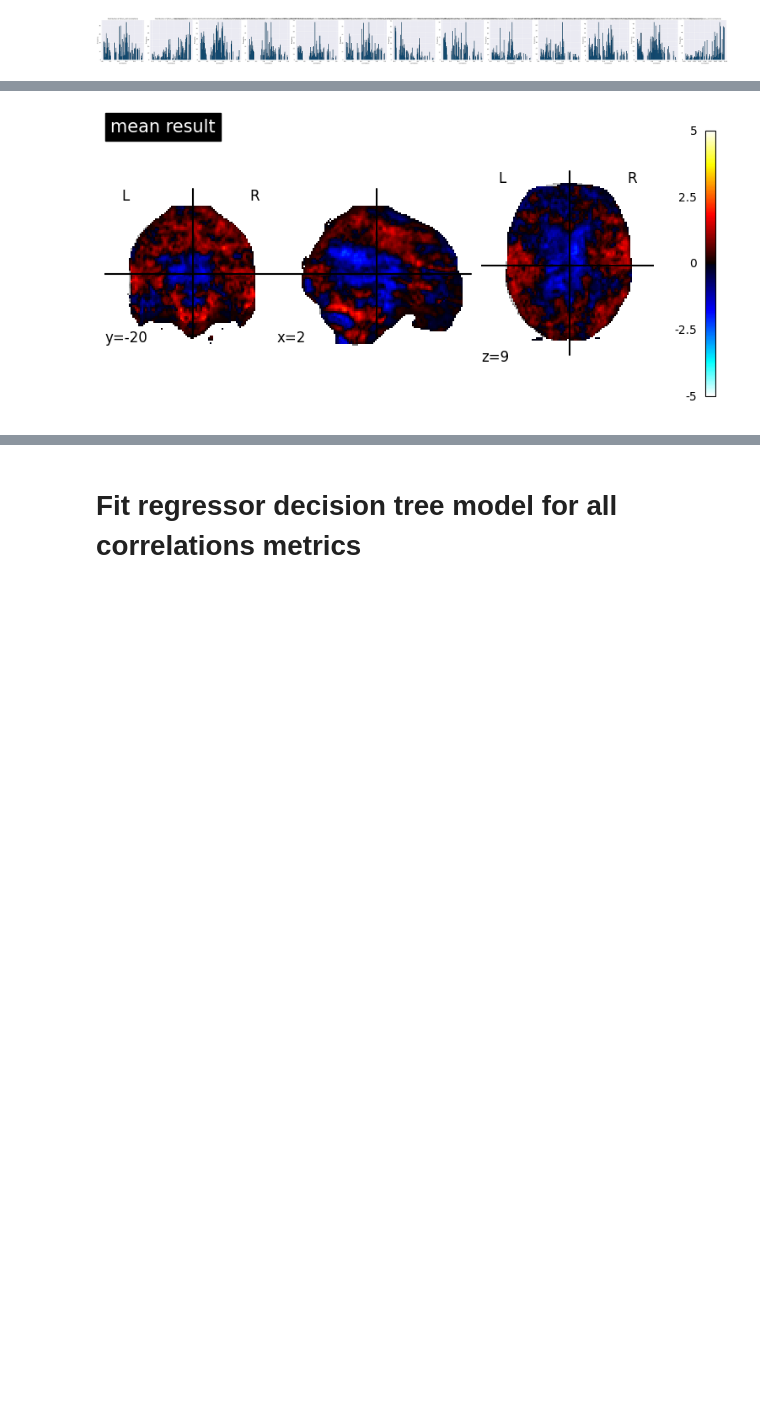
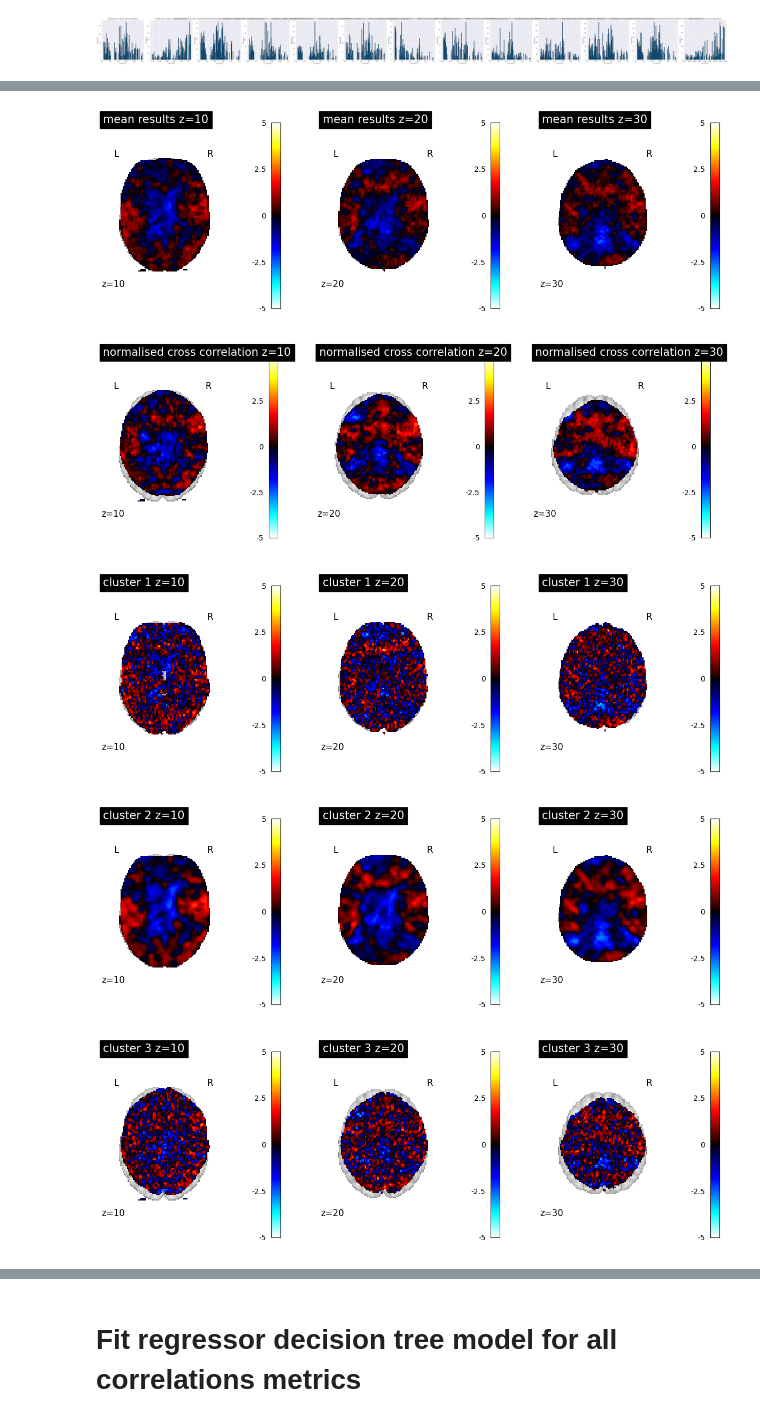
Before and after one commit to Inria-Empenn/fmri_feature_model, a Jupyter notebook: analysis/auditory/auditory_analysis.ipynb, the cells around one changed output, grey strips where cells are left out. Drawn from its saved outputs; the diff is of its cells as text; code cells hidden in the pictures; blank space fills up the shorter version.

```diff
--- a/analysis/auditory/auditory_analysis.ipynb
+++ b/analysis/auditory/auditory_analysis.ipynb
@@ -251,21 +281,46 @@ For `from_ref`, `from_mean`, `mean_corr` correlations, display the 3 "worst" and
 # %%
+z_coords = [10, 20, 30]
 img = nimg.load_img(os.path.join(basedir, 'mean_result.nii'))
-plotting.plot_stat_map(img, title='mean result', vmin=-5, vmax=5)
+label = 'mean results'
+fig, axes = plt.subplots(1, 3, figsize=(15, 5))
+for i, z_coord in enumerate(z_coords):
+    plotting.plot_stat_map(img, cut_coords=[z_coord], display_mode='z', axes=axes[i], vmin=-5, vmax=5, title=f"{label} z={z_coord}")
 plt.show()
 
-# todo : mean image for NCC
-# todo : mean image per cluster
+# confs_ncc = dataset.loc[dataset["coregistration/cost_function/normalised_cross_correlation"] == True, 'id'].tolist()
+# imgs = []
+# for path in results:
+#     for id in confs_ncc:
+#         if id in path:
+#             imgs.append(path)
+#
+path = os.path.join(basedir, 'ncc_mean_result.nii')
+# file_srv.write_mean_image(imgs, path)
+img = nimg.load_img(path)
+label = 'normalised cross correlation'
+fig, axes = plt.subplots(1, 3, figsize=(15, 5))
+for i, z_coord in enumerate(z_coords):
+    plotting.plot_stat_map(img, cut_coords=[z_coord], display_mode='z', axes=axes[i], vmin=-5, vmax=5, title=f"{label} z={z_coord}")
+plt.show()
 
-# for ref in ['from_ref', 'from_mean', 'mean_corr']:
-#     print(f"[{ref}] 3 worst correlated maps")
-#     for conf_id in dataset.nsmallest(3, ref)['id']:
-#         img = nimg.load_img(os.path.join(basedir, conf_id, '_subject_id_01', 'result.nii'))
-#         plotting.plot_stat_map(img, title=conf_id, vmin=-5, vmax=5)
-#     plt.show()
-#     print(f"[{ref}] 3 best correlated maps")
-#     for conf_id in dataset.nlargest(3, ref)['id']:
-#         img = nimg.load_img(os.path.join(basedir, conf_id, '_subject_id_01', 'result.nii'))
-#         plotting.plot_stat_map(img, title=conf_id, vmin=-5, vmax=5)
-#     plt.show()
+id_by_cluster = dataset.groupby('cluster')['id'].apply(list).to_dict()
+for cluster, configs in id_by_cluster.items():
+    # imgs = []
+    # for path in results:
+    #     for config in configs:
+    #         if config in path:
+    #             imgs.append(path)
+    path = os.path.join(basedir, f'cluster_{cluster}_mean_result.nii')
+    # file_srv.write_mean_image(imgs, path)
+    img = nimg.load_img(path)
+    label = f'cluster {cluster}'
+    fig, axes = plt.subplots(1, 3, figsize=(15, 5))
+    for i, z_coord in enumerate(z_coords):
+        plotting.plot_stat_map(img, cut_coords=[z_coord], display_mode='z', axes=axes[i], vmin=-5, vmax=5, title=f"{label} z={z_coord}")
+    plt.show()
 # %% [output]
-[figure, old version]
+[figure, new version]
+[figure, added]
+[figure, added]
+[figure, added]
+[figure, added]
```
Also changed, not shown: parts of 13 cells of this notebook, 33 other files.
